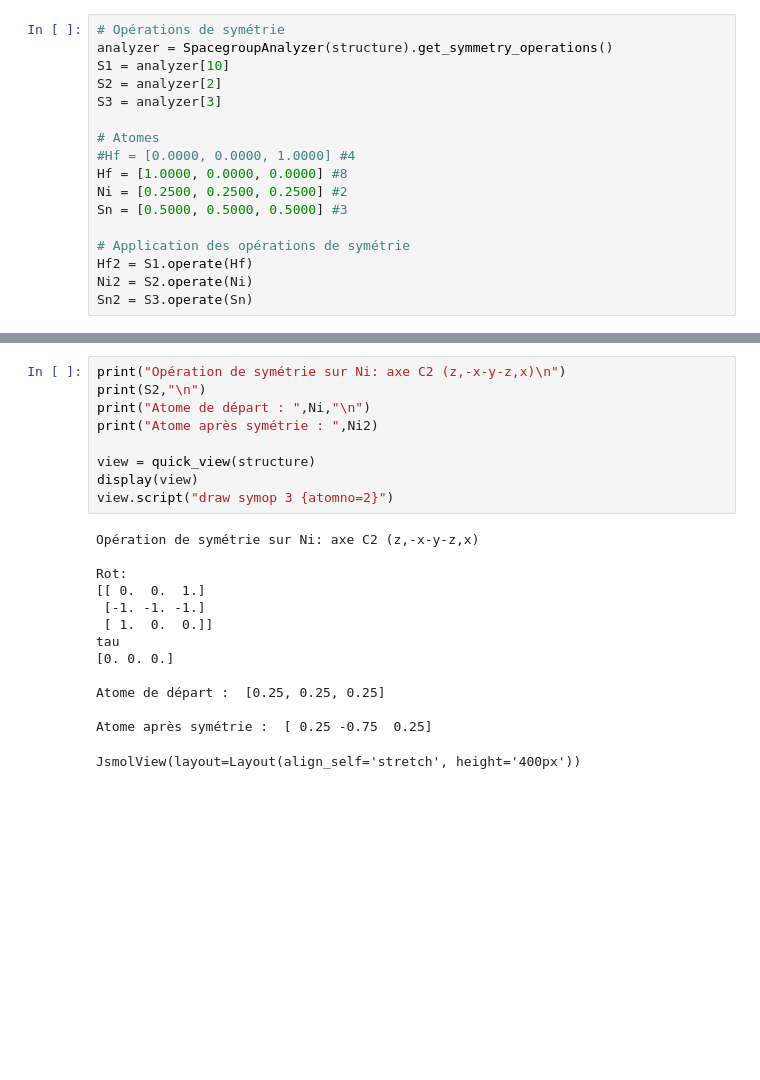
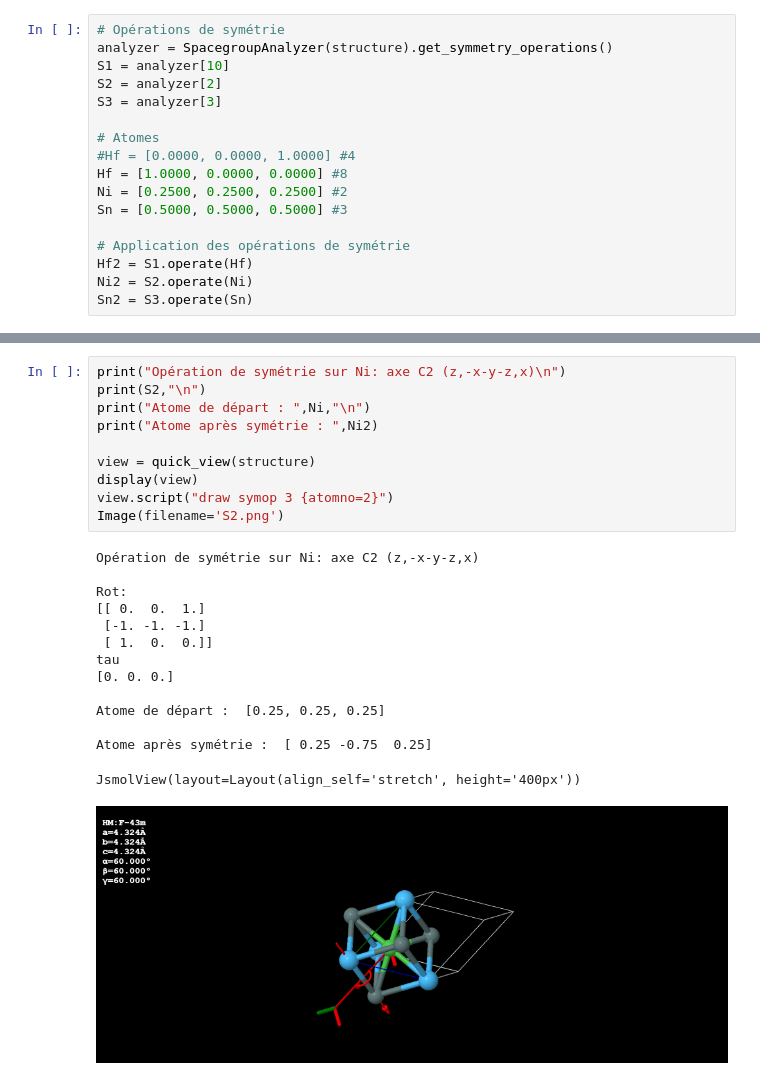
Before and after one commit to qdoucet/lmapr1492, a Jupyter notebook: symmetry.ipynb, the cells around one changed output, grey strips where cells are left out. Saved outputs shown, nothing was run; the diff lists cells and outputs as text; blank space fills up the shorter version.

```diff
--- a/symmetry.ipynb
+++ b/symmetry.ipynb
@@ -54,26 +57,28 @@ JsmolView(layout=Layout(align_self='stretch', height='400px'))
 # %%
 print("Opération de symétrie sur Ni: axe C2 (z,-x-y-z,x)\n")
 print(S2,"\n")
 print("Atome de départ : ",Ni,"\n")
 print("Atome après symétrie : ",Ni2)
 
 view = quick_view(structure)
 display(view)
 view.script("draw symop 3 {atomno=2}")
+Image(filename='S2.png')
 # %% [output]
 Opération de symétrie sur Ni: axe C2 (z,-x-y-z,x)
 
 Rot:
 [[ 0.  0.  1.]
  [-1. -1. -1.]
  [ 1.  0.  0.]]
 tau
 [0. 0. 0.]
 
 Atome de départ :  [0.25, 0.25, 0.25]
 
 Atome après symétrie :  [ 0.25 -0.75  0.25]
 JsmolView(layout=Layout(align_self='stretch', height='400px'))
+[figure, added]
 # %%
 print("Opération de symétrie sur Sn: axe 4-bar|centre d'inversion en 0 0 0 (-x-y-z,x,y)\n")
 print(S3,"\n")
```
Also changed, not shown: parts of 3 cells of this notebook.
